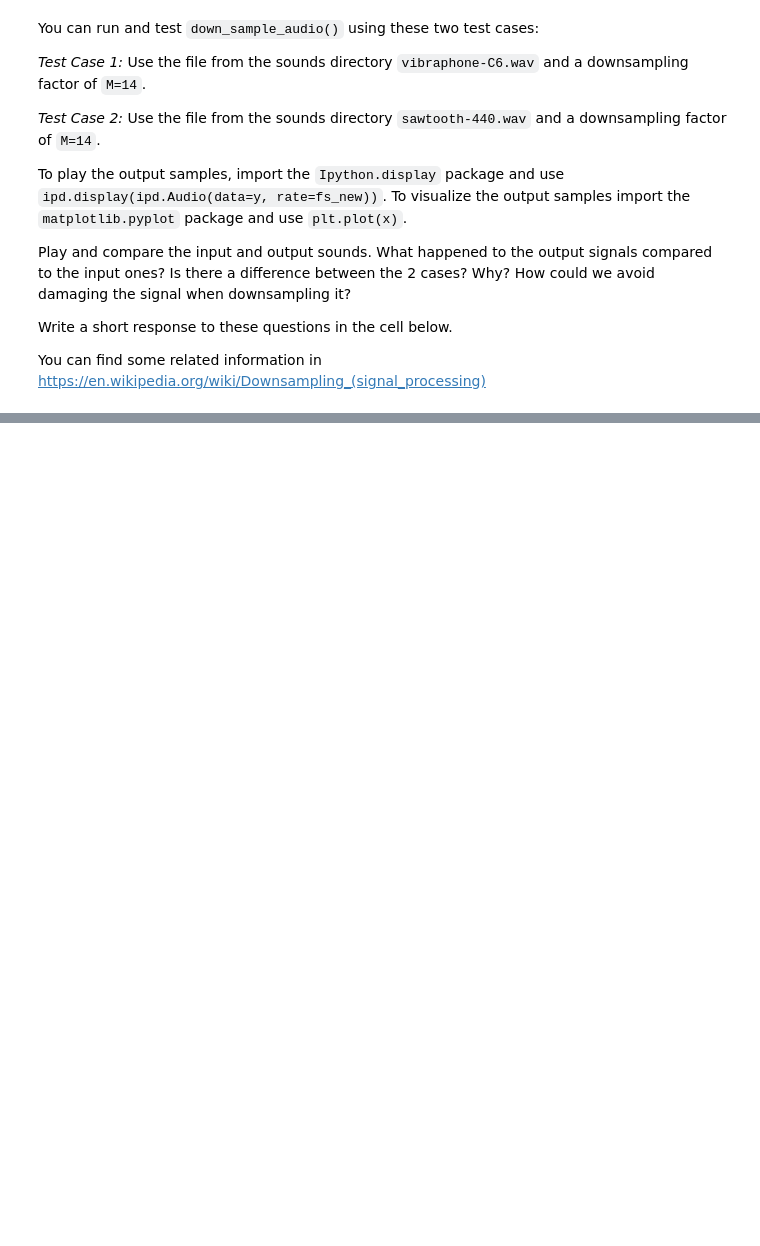
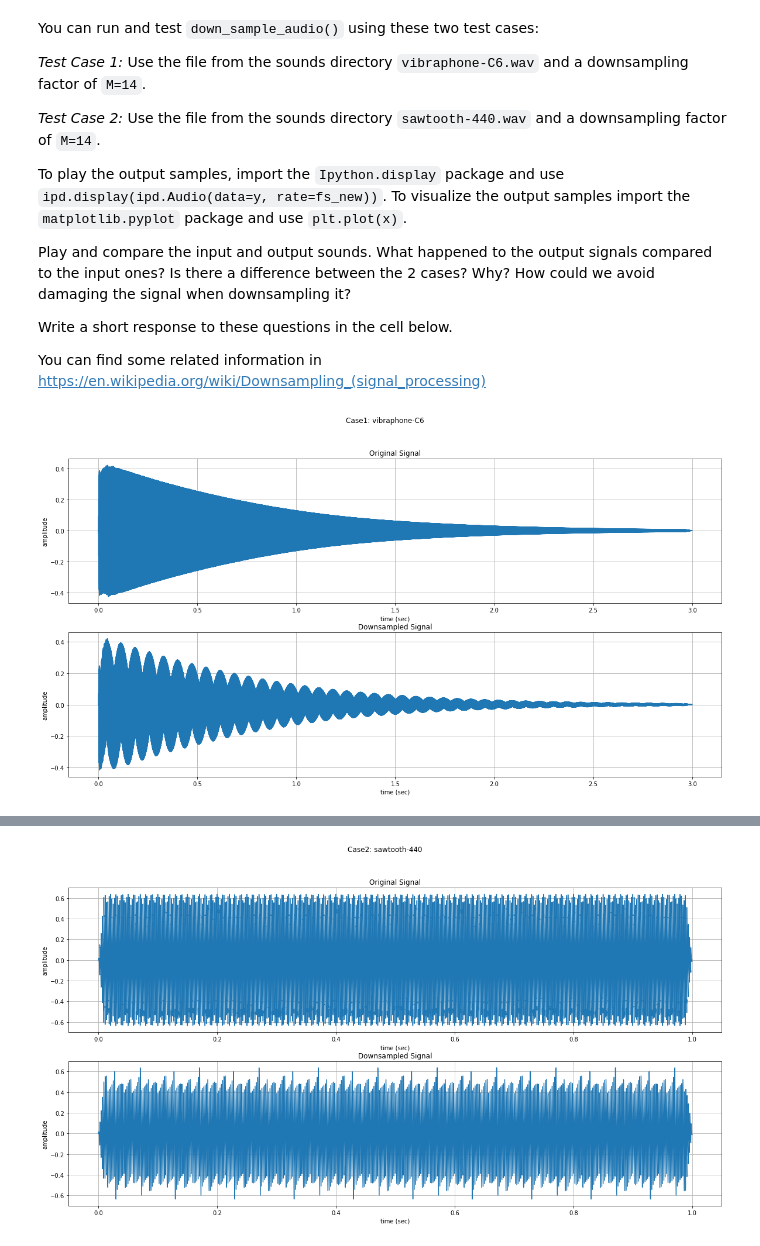
Before and after one commit to mariocastella/sms-tools, a Jupyter notebook: workspace/E1-Python-and-sounds.ipynb, the cells around one changed output, grey strips where cells are left out. Cells and saved outputs as stored; diff of their text form; code cells hidden in the pictures; blank space fills up the shorter version.

```diff
--- a/workspace/E1-Python-and-sounds.ipynb
+++ b/workspace/E1-Python-and-sounds.ipynb
@@ -143,7 +142,11 @@ def down_sample_audio(input_file, M):
         tuple: input samples (np.array), original sampling rate (int), down-sampled signal (np.array),
                and new sampling rate (int), like: (x, fs, y, fs_new)
     """
-    ### Your code here
+    fs, x = wavread(input_file)
+    y = x[0:len(x):M]
+    fs_new = fs/M
+    r = np.array([x, fs, y, fs_new])
+    return r
 # %% [markdown]
 You can run and test `down_sample_audio()` using these two test cases:
 
@@ -173,0 +167,60 @@ import matplotlib.pyplot as plt
+# %%
+# E1 - 4.2: Plot and play input sounds, call the function down_sample_audio() for the two test cases,
+# and plot and play the output sounds
+
+#Case 1
+x1, fs1, y1, fs_new1 = down_sample_audio('../sounds/vibraphone-C6.wav', 14)
+wavwrite(y1, fs_new1, 'E1vibraphoneDS.wav')
+tt1 = np.linspace(0, len(x1)/fs, len(x1))
+tt_new1 = np.linspace(0, len(y1)/fs_new1, len(y1))
+
+plt.figure(1, figsize=(20, 10))
+plt.suptitle('Case1: vibraphone-C6')
+ax1=plt.subplot(2, 1, 1)
+ax1.plot(tt1, x1)
+ax1.set_title('Original Signal')
+ax1.set_xlabel('time (sec)')
+ax1.set_ylabel('amplitude')
+plt.grid(True)
+
+ax2=plt.subplot(2, 1, 2)
+ax2.plot(tt_new1, y1)
+ax2.set_title('Downsampled Signal')
+ax2.set_xlabel('time (sec)')
+ax2.set_ylabel('amplitude')
+ax2.grid(True)
+
+plt.show()
+
+ipd.display(ipd.Audio(data='../sounds/vibraphone-C6.wav', rate=fs1))
+ipd.display(ipd.Audio(data='../workspace/E1vibraphoneDS.wav', rate=fs_new1))
+
+
+#Case 2
+x2, fs2, y2, fs_new2 = down_sample_audio('../sounds/sawtooth-440.wav', 14)
+wavwrite(y2, fs_new2, 'E1sawtoothDS.wav')
+tt2 = np.linspace(0, len(x2)/fs, len(x2))
+tt_new2 = np.linspace(0, len(y2)/fs_new2, len(y2))
+
+plt.figure(1, figsize=(20, 10))
+plt.suptitle('Case2: sawtooth-440')
+ax1=plt.subplot(2, 1, 1)
+ax1.plot(tt2, x2)
+ax1.set_title('Original Signal')
+ax1.set_xlabel('time (sec)')
+ax1.set_ylabel('amplitude')
+ax1.grid(True)
+
+ax2=plt.subplot(2, 1, 2)
+ax2.plot(tt_new2, y2)
+ax2.set_title('Downsampled Signal')
+ax2.set_xlabel('time (sec)')
+ax2.set_ylabel('amplitude')
+ax2.grid(True)
+
+plt.show()
+
+ipd.display(ipd.Audio(data='../sounds/sawtooth-440.wav', rate=fs2))
+ipd.display(ipd.Audio(data='../workspace/E1sawtoothDS.wav', rate=fs_new2))
+# %% [output]
+[figure, added]
@@ -173,0 +229 @@ import matplotlib.pyplot as plt
+[figure, added]
```
Also changed, not shown: parts of 8 cells of this notebook.
